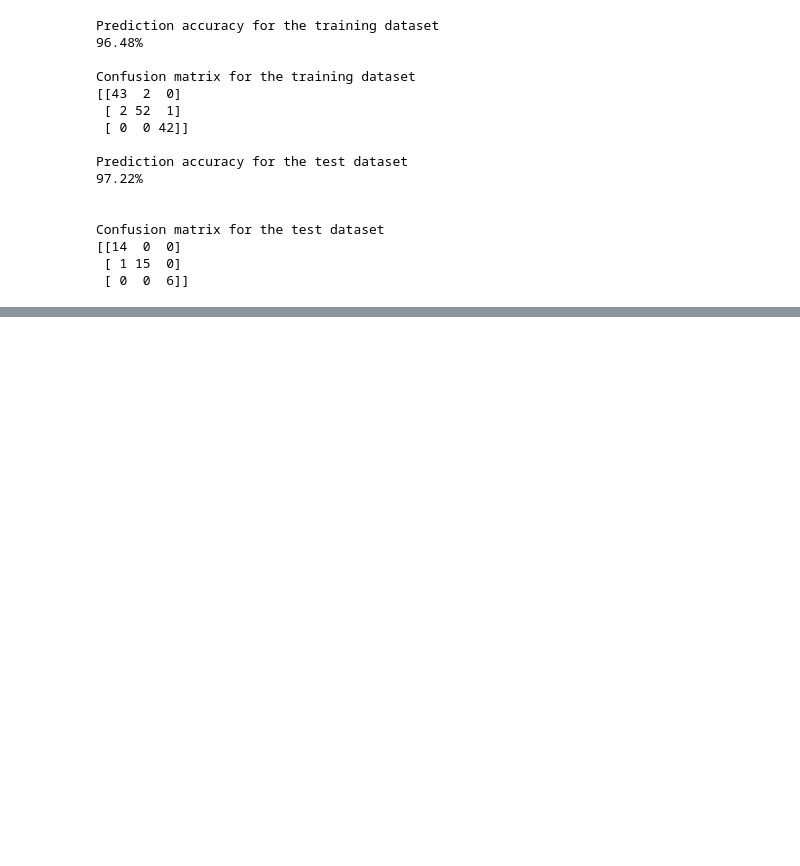
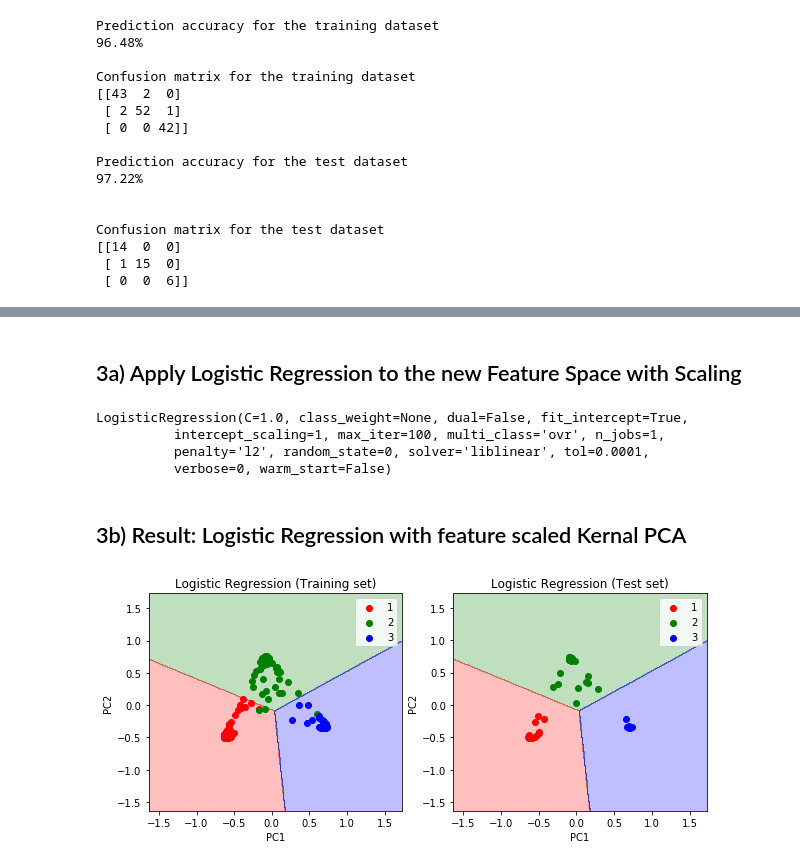
Before and after one commit to jasminelatham/Dimensionality-Reduction, a Jupyter notebook: jbk_pca.ipynb, the cells around one changed output, grey strips where cells are left out. Drawn from its saved outputs; the diff is of its cells as text; code cells hidden in the pictures; blank space fills up the shorter version.

Commit message:
added other LDA and Kernal PCA

```diff
--- a/jbk_pca.ipynb
+++ b/jbk_pca.ipynb
@@ -220,0 +316,68 @@ print(pd.DataFrame(pca.components_, index = ['PC-1','PC-2'], columns = dataset.c
+# %%
+from sklearn.model_selection import train_test_split
+X_train, X_test, Y_train, Y_test = train_test_split(X, Y, test_size = 0.20, random_state = 0)
+# %%
+from sklearn.preprocessing import StandardScaler
+sc_X = StandardScaler ()
+X_train = sc_X.fit_transform(X_train)
+X_test = sc_X.transform(X_test)
+
+# Applying Kernel PCA
+from sklearn.decomposition import KernelPCA
+kpca = KernelPCA(n_components = 2, kernel = 'rbf') # extracting principle components
+X_train = kpca.fit_transform(X_train)
+X_test = kpca.transform(X_test)
+# %% [markdown]
+## 3a) Apply Logistic Regression to the new Feature Space with Scaling
+# %%
+# Fitting Logistic Regression to the Training set
+from sklearn.linear_model import LogisticRegression
+classifier = LogisticRegression(random_state = 0)
+classifier.fit(X_train, Y_train)
+# %% [output]
+LogisticRegression(C=1.0, class_weight=None, dual=False, fit_intercept=True,
+          intercept_scaling=1, max_iter=100, multi_class='ovr', n_jobs=1,
+          penalty='l2', random_state=0, solver='liblinear', tol=0.0001,
+          verbose=0, warm_start=False)
+# %% [markdown]
+## 3b) Result: Logistic Regression with feature scaled Kernal PCA
+# %%
+# Visualising the Training set results
+# -1 and + 1 (apply to x-axis and y-axis respectively) is to lift the result, so that the results not to fall on the edge of the graph
+# X1 = PC1, X2 = PC2
+from matplotlib.colors import ListedColormap
+fig, (ax1, ax2) = plt.subplots(ncols=2, figsize=(10,4))
+
+X_set, y_set = X_train, Y_train
+X1, X2 = np.meshgrid(np.arange(start = X_set[:, 0].min() - 1, stop = X_set[:, 0].max() + 1, step = 0.01),
+                     np.arange(start = X_set[:, 0].min() - 1, stop = X_set[:, 0].max() + 1, step = 0.01))
+# use classifier to predict the region, look at each pixel point in turn, classify them to X1 or X2 respectively
+ax1.contourf(X1, X2, classifier.predict(np.array([X1.ravel(), X2.ravel()]).T).reshape(X1.shape),
+                                                 alpha = 0.25, cmap = ListedColormap(('red','green','blue')))
+ax1.set_xlim(X1.min(), X1.max())
+ax1.set_ylim(X2.min(), X2.max())
+for i, j in enumerate(np.unique(y_set)):
+    ax1.scatter(X_set[y_set == j, 0], X_set[y_set == j, 1],
+                c = ListedColormap(('red','green','blue'))(i), label = j)
+ax1.set_title('Logistic Regression (Training set)')
+ax1.set_xlabel('PC1')
+ax1.set_ylabel('PC2')
+ax1.legend()
+
+X_set, y_set = X_test, Y_test
+X1, X2 = np.meshgrid(np.arange(start = X_set[:, 0].min() - 1, stop = X_set[:, 0].max() + 1, step = 0.01),
+                     np.arange(start = X_set[:, 0].min() - 1, stop = X_set[:, 0].max() + 1, step = 0.01))
+ax2.contourf(X1, X2, classifier.predict(np.array([X1.ravel(), X2.ravel()]).T).reshape(X1.shape),
+                                                 alpha = 0.25, cmap = ListedColormap(('red','green','blue')))
+ax2.set_xlim(X1.min(), X1.max())
+ax2.set_ylim(X2.min(), X2.max())
+for i, j in enumerate(np.unique(y_set)):
+    plt.scatter(X_set[y_set == j, 0], X_set[y_set == j, 1],
+                c = ListedColormap(('red','green','blue'))(i), label = j)
+ax2.set_title('Logistic Regression (Test set)')
+ax2.set_xlabel('PC1')
+ax2.set_ylabel('PC2')
+ax2.legend()
+plt.show()
+# %% [output]
+[figure, added]
```
Also changed, not shown: parts of 28 cells of this notebook.
